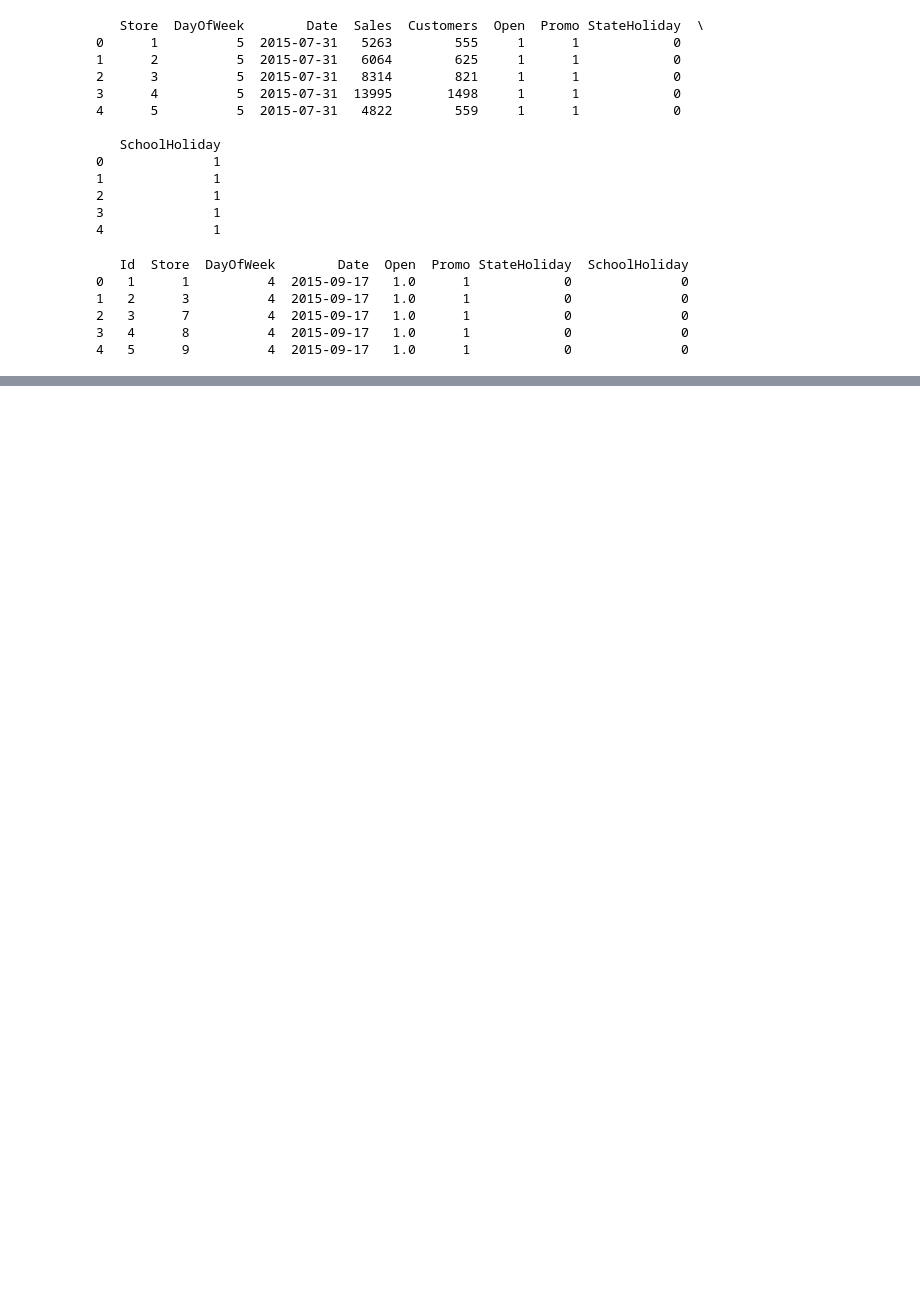
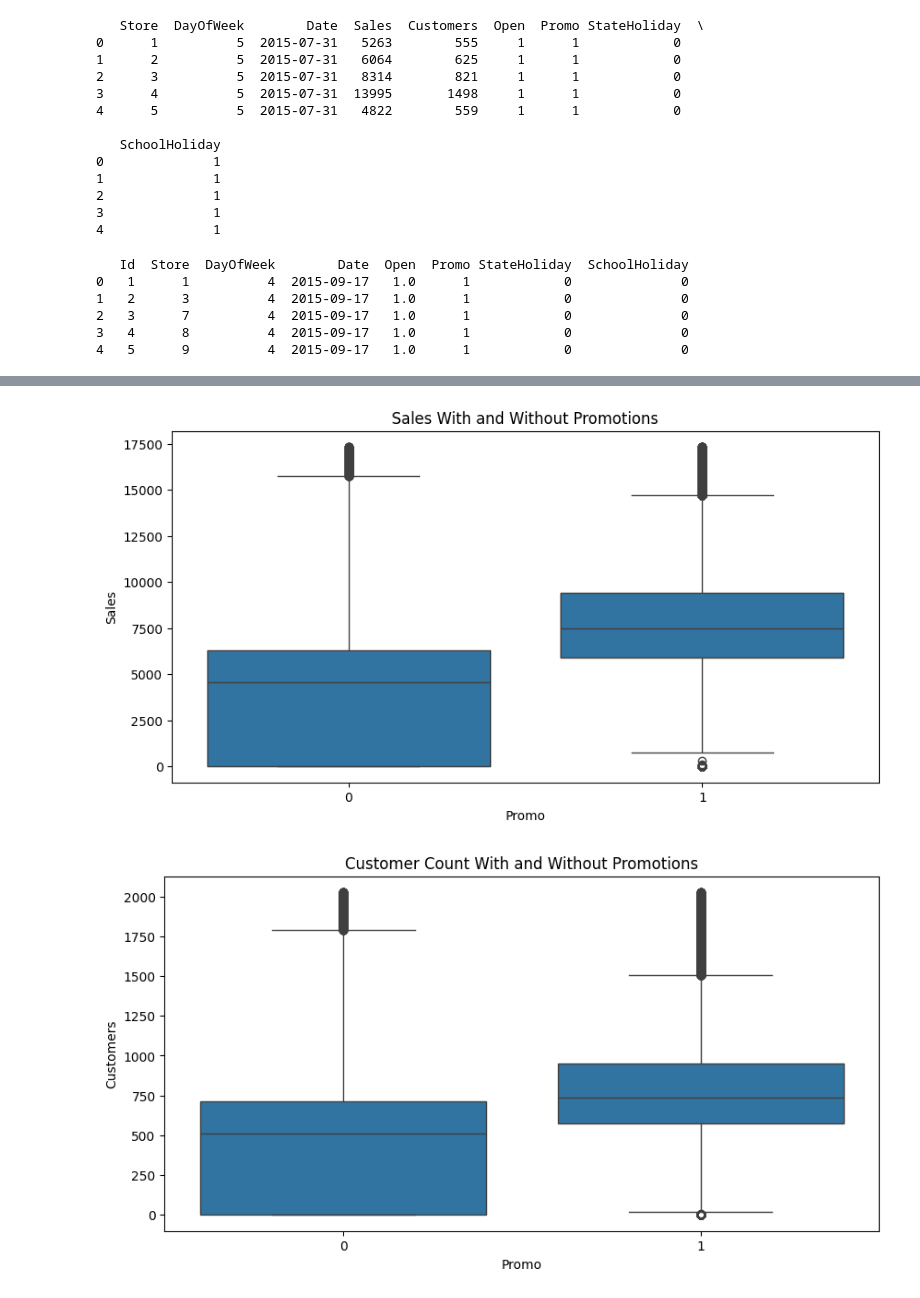
Before and after one commit to abrahamekeffale/week-4, a Jupyter notebook: Notebooks/EDA.ipynb, the cells around one changed output, grey strips where cells are left out. Saved outputs shown, nothing was run; the diff lists cells and outputs as text; code cells hidden in the pictures; blank space fills up the shorter version.

```diff
--- a/Notebooks/EDA.ipynb
+++ b/Notebooks/EDA.ipynb
@@ -68,0 +119,15 @@ plot_boxplot(train_data, 'Promo', 'Sales', 'Sales With and Without Promotions')
+# %%
+# Analyze sales with and without promotions
+plt.figure(figsize=(10,5))
+sns.boxplot(x='Promo', y='Sales', data=train_data)
+plt.title('Sales With and Without Promotions')
+plt.show()
+
+# Check if promos attract more customers
+plt.figure(figsize=(10,5))
+sns.boxplot(x='Promo', y='Customers', data=train_data)
+plt.title('Customer Count With and Without Promotions')
+plt.show()
+# %% [output]
+[figure, added]
+[figure, added]
```
Also changed, not shown: parts of 9 cells of this notebook, 2 other files.
